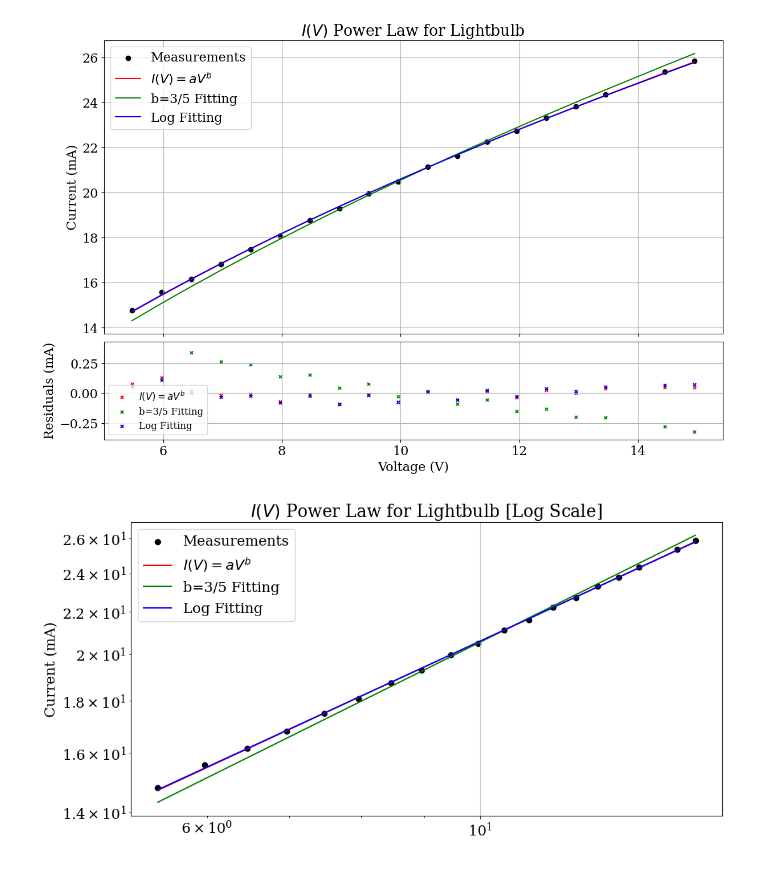
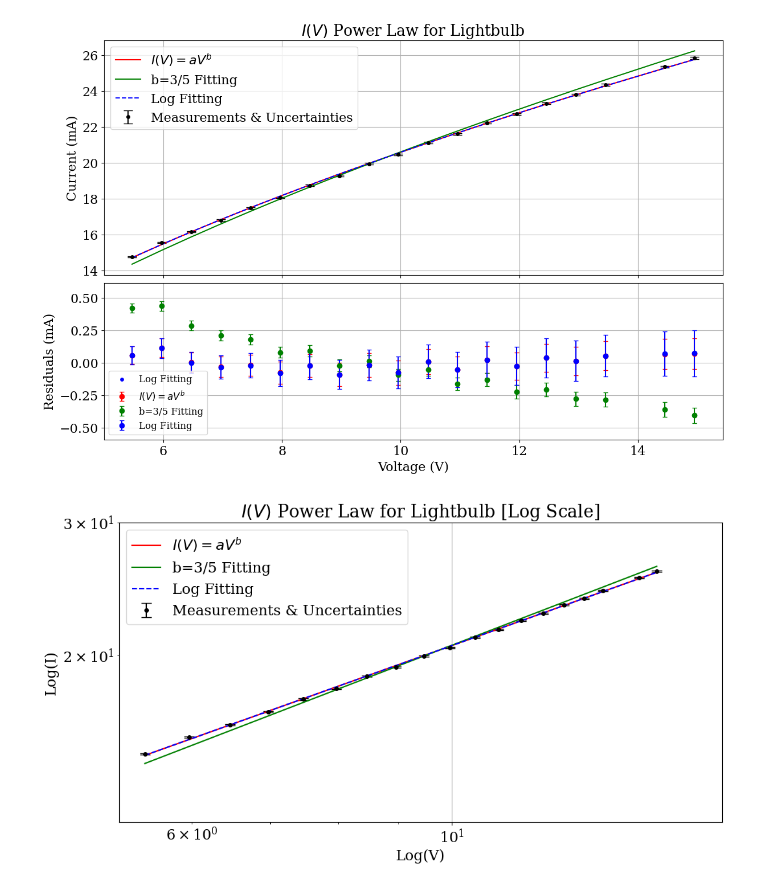
Before and after one commit to luke-wriglesworth/circuit-labs, a Jupyter notebook: lightbulb.ipynb, the cells around one changed output. Drawn from its saved outputs; the diff is of its cells as text; code cells hidden in the pictures.

```diff
--- a/lightbulb.ipynb
+++ b/lightbulb.ipynb
@@ -15,21 +15,38 @@ current = raw_data["current"]
 sort_index = np.argsort(voltage)
 voltage = voltage[sort_index]
 current = current[sort_index]
+
+# Uncertainties
+# we are in the 30mA range, so the uncertainty is 0.2% of the reading + 5*(0.001). All measurements have same number of digits.
+unc_current = 0.002*current + 5*0.001
 # %%
-# fit data to power law
+# fit data to power law, power law with b=3/5, and fit to log of power law
 def I(V,a,b):
     return a*V**b
 def I_ideal(V,a):
     return a*V**(3/5)
 def log_I(V,a,b):
     return a+b*V
+def chiSqr(data, model, unc):
+    return np.sum((data - model)**2 / unc**2)
+def reducedChiSqr(data, model, unc, nParams):
+    return chiSqr(data,model,unc) / (len(data) - nParams)
+def model_uncertainty(a,b,unc_a,unc_b,V):
+    return np.sqrt((a*b*V**(b-1)*unc_b)**2 + (V**b*unc_a)**2)
+def residual_uncertainty(popt,param_unc,voltage):
+    return np.sqrt(unc_current**2 + model_uncertainty(*popt,*param_unc,voltage)**2)
 
+# take log of data for log fitting
 log_current = np.log(current)
 log_voltage = np.log(voltage)
 
-popt, pcov = curve_fit(I, voltage, current)
-popt_ideal, pcov_ideal = curve_fit(I_ideal, voltage, current)
+popt, pcov = curve_fit(I, voltage, current, sigma=unc_current, absolute_sigma=True)
+popt_ideal, pcov_ideal = curve_fit(I_ideal, voltage, current, sigma=unc_current, absolute_sigma=True)
 popt_log, pcov_log = curve_fit(log_I, log_voltage, log_current)
+
+red_chi_sqr = reducedChiSqr(current,I(voltage,*popt),unc_current,2)
+red_chi_sqr_ideal = reducedChiSqr(current,I_ideal(voltage,*popt_ideal),unc_current,1)
+red_chi_sqr_log = reducedChiSqr(current,I(voltage,np.exp(popt_log[0]),popt_log[1]),unc_current,2)
 
 param_unceratinty = np.sqrt(np.diag(pcov))
 param_uncertainty_ideal = np.sqrt(np.diag(pcov_ideal))
@@ -38,49 +55,51 @@ param_uncertainty_log = np.sqrt(np.diag(pcov_log))
 print("Ideal Power Law")
 print("a = ", popt_ideal[0], "+/-", param_uncertainty_ideal[0])
 print(f"b={3/5}")
+print(f"Reduced Chi Squared: {red_chi_sqr_ideal}")
 print("--------------------------------------")
 print("I(V) = a*V^b")
 print("a = ", popt[0], "+/-", param_unceratinty[0])
 print("b = ", popt[1], "+/-", param_unceratinty[1])
+print(f"Reduced Chi Squared: {red_chi_sqr}")
 print("--------------------------------------")
 print("log(I(V)) = log(a) + b*log(V)")
 print("a = ", np.exp(popt_log[0]), "+/-", param_uncertainty_log[0]*np.exp(popt_log[0]))
 print("b = ", popt_log[1], "+/-", param_uncertainty_log[1])
+print(f"Reduced Chi Squared: {red_chi_sqr_log}")
 
+# power law residuals
+residuals = current - I(voltage, *popt)
+res_uncertainty = residual_uncertainty(popt,param_unceratinty,voltage)
 
-# calcualate residuals and reduced chi^2
-def chiSqr(data, model, unc):
-    return np.sum((data - model)**2 / unc**2)
-def reducedChiSqr(data, model, unc, nParams):
-    return chiSqr(data,model,unc) / (len(data) - nParams)
+# power law w/ b=3/5 residuals
+residuals_ideal = current - I_ideal(voltage, *popt_ideal)
+res_uncertainty_ideal = residual_uncertainty([popt_ideal,3/5],[param_uncertainty_ideal,0],voltage)
 
-residuals = current - I(voltage, *popt)
-residuals_ideal = current - I_ideal(voltage, *popt_ideal)
+# log fitting residuals
 residuals_log = current - I(voltage, np.exp(popt_log[0]), popt_log[1])
-
-# need to figure out uncertainties for chi^2
-# red_chi2 = reducedChiSqr(current, I(voltage, *popt), uncertainty, 2)
+log_model_uncertainty = current*np.sqrt((np.log(voltage)*param_uncertainty_log[1])**2 + (param_uncertainty_log[0]/np.exp(popt_log[0]))**2)
+res_uncertainty_log = np.sqrt(unc_current**2 + log_model_uncertainty**2)
 
 # plot fit and residuals
-fig, axs = plt.subplots(2,1,layout="constrained",gridspec_kw={'height_ratios': [3, 1]},sharex=True,figsize=(12,8))
+fig, axs = plt.subplots(2,1,layout="constrained",gridspec_kw={'height_ratios': [3, 2]},sharex=True,figsize=(12,8))
 plotVals = np.linspace(min(voltage)-1,max(voltage)+1,1000)
 axs[0].set_title(r"$I(V)$ Power Law for Lightbulb")
-axs[0].scatter(voltage,current,label="Measurements",color="black")
+axs[0].errorbar(voltage,current,label="Measurements & Uncertainties",color="black",yerr=unc_current,fmt="o",capsize=6,markersize=4)
 axs[0].plot(voltage,I(voltage,*popt),label=r"$I(V)=aV^b$",color="red")
 axs[0].plot(voltage,I_ideal(voltage,*popt_ideal),label="b=3/5 Fitting",color="green")
-axs[0].plot(voltage,I(voltage,np.exp(popt_log[0]),popt_log[1]),label="Log Fitting",color="blue")
+axs[0].plot(voltage,I(voltage,np.exp(popt_log[0]),popt_log[1]),label="Log Fitting",color="blue", ls="--")
 axs[0].set_ylabel("Current (mA)")
 axs[0].legend()
 axs[0].grid()
-axs[1].scatter(voltage,residuals,label=r"$I(V)=aV^b$",color="red",s=14,marker="x")
-axs[1].scatter(voltage,residuals_ideal,label="b=3/5 Fitting",color="green",s=14,marker="x")
-axs[1].scatter(voltage,residuals_log,label="Log Fitting",color="blue",s=14,marker="x")
+axs[1].errorbar(voltage,residuals,label=r"$I(V)=aV^b$",color="red",yerr=res_uncertainty,fmt="o",capsize=3)
+axs[1].errorbar(voltage,residuals_ideal,label="b=3/5 Fitting",color="green",yerr=res_uncertainty_ideal,fmt="o",capsize=3)
+axs[1].errorbar(voltage,residuals_log,label="Log Fitting",color="blue",yerr=res_uncertainty_log,fmt="o",capsize=3)
+axs[1].scatter(voltage,residuals_log,label="Log Fitting",color="blue",s=15,marker="o")
 axs[1].set_xlabel("Voltage (V)")
 axs[1].set_ylabel("Residuals (mA)")
 axs[1].grid()
-axs[1].set_ylim(np.min(residuals)-0.3,np.max(residuals)+0.3)
+axs[1].set_ylim(np.min(residuals)-0.5,np.max(residuals)+0.5)
 axs[1].legend(fontsize=12,loc="lower left")
-plt.show()
 fig.savefig("lightbulb_plots.png")
 
 # plot fit and residuals (log scale)
@@ -89,11 +108,14 @@ plotVals = np.linspace(min(voltage)-1,max(voltage)+1,1000)
 plt.xscale("log")
 plt.yscale("log")
 plt.title(r"$I(V)$ Power Law for Lightbulb [Log Scale]")
-plt.scatter(voltage,current,label="Measurements",color="black")
+plt.errorbar(voltage,current,label="Measurements & Uncertainties",color="black",fmt="o",yerr=unc_current,capsize=6,markersize=4)
 plt.plot(voltage,I(voltage,*popt),label=r"$I(V)=aV^b$",color="red")
 plt.plot(voltage,I_ideal(voltage,*popt_ideal),label="b=3/5 Fitting",color="green")
-plt.plot(voltage,I(voltage,np.exp(popt_log[0]),popt_log[1]),label="Log Fitting",color="blue")
-plt.ylabel("Current (mA)")
+plt.plot(voltage,I(voltage,np.exp(popt_log[0]),popt_log[1]),label="Log Fitting",color="blue",ls="--")
+plt.xlabel(r"Log(V)")
+plt.ylabel(r"Log(I)")
+plt.xlim(5.2,17)
+plt.ylim(12,30)
 plt.legend()
 plt.grid()
 plt.show()
@@ -113,2 +138,2 @@ b =  0.556789153331591 +/- 0.0023927242510976524
-[figure, old version]
+[figure, new version]
-[figure, old version]
+[figure, new version]
```
Also changed, not shown: parts of 1 cell of this notebook, 2 other files.
